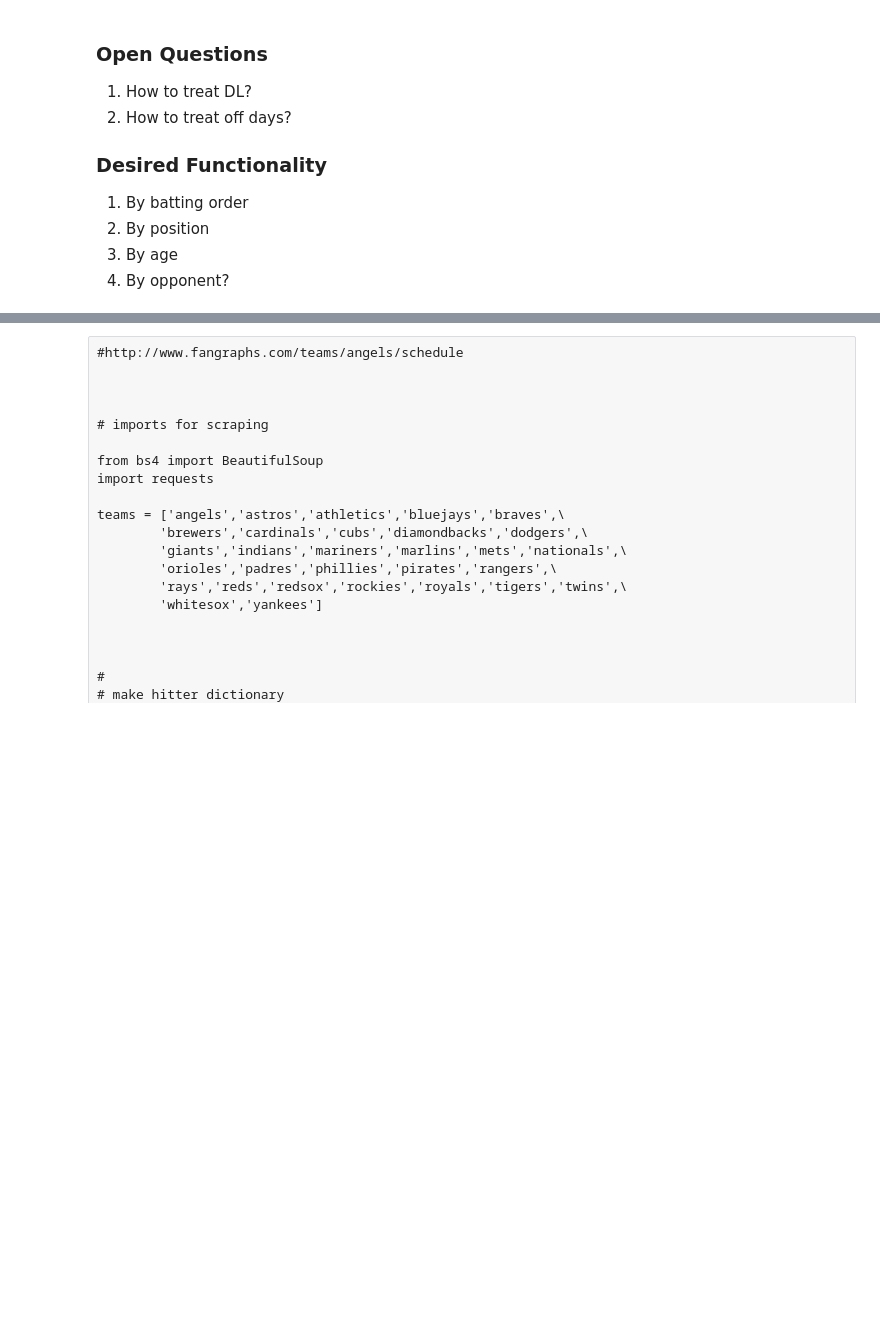
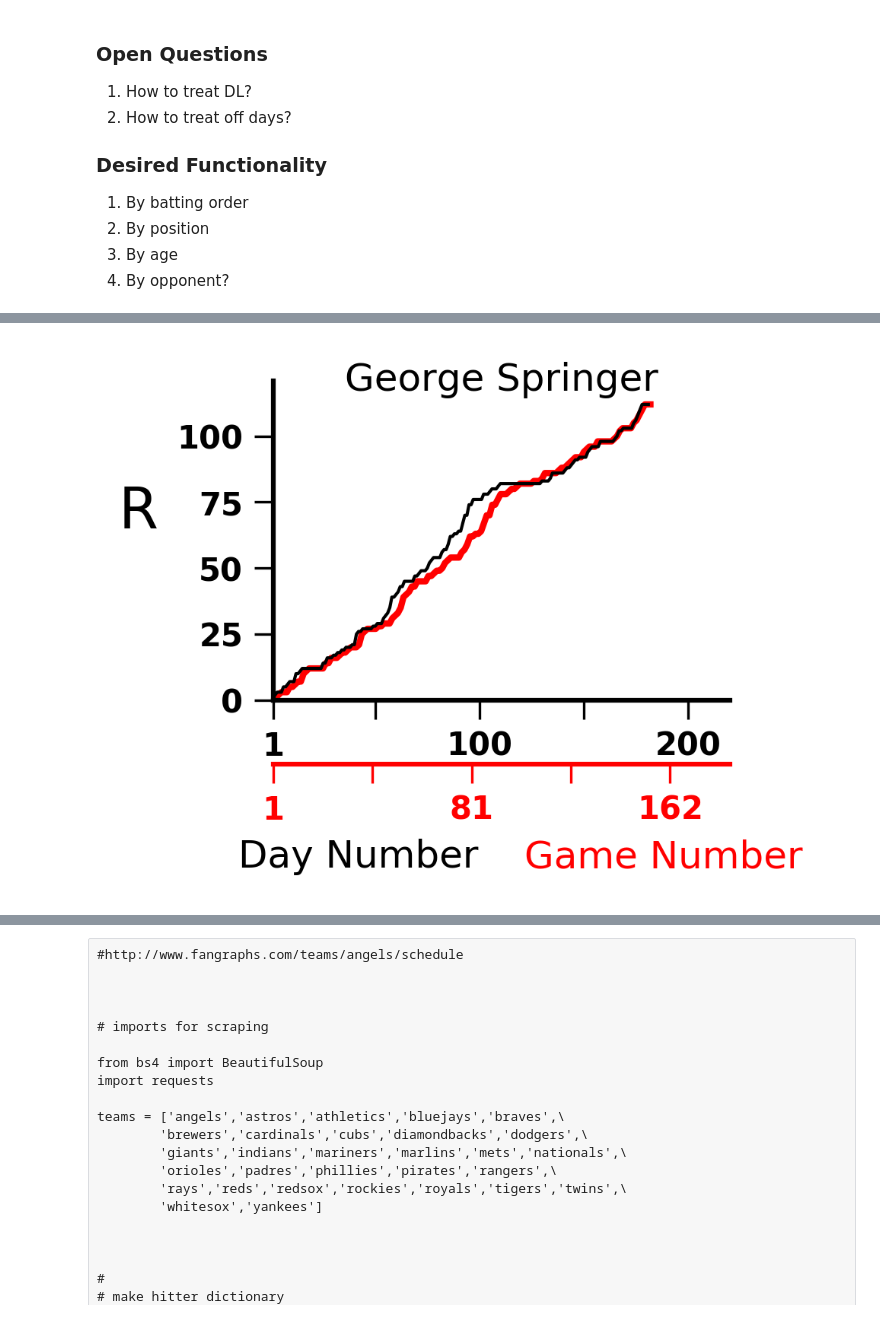
Before and after one commit to fantasy-toolz/SLOAN2018, a Jupyter notebook: GC-Applications1.ipynb, the cells around one changed output, grey strips where cells are left out. Saved outputs shown, nothing was run; the diff lists cells and outputs as text; code cells hidden in the pictures; blank space fills up the shorter version.

```diff
--- a/GC-Applications1.ipynb
+++ b/GC-Applications1.ipynb
@@ -255,3 +1815,83 @@ cb1.set_label('Percentile',size=18)
+# %%
+
+stat = 'R'
+pname = 'George Springer'
+des_pos = 'RF'
+
+
+#print(len(np.array(DDStats[stat].keys())) )
+
+fig = plt.figure(figsize=(10,2),frameon = False)
+ax1 = fig.add_axes([0.20,0.22,0.2,0.7])
+
+ax2 = ax1.twiny()
+
+
+maxval = 110.
+
+minday = 15
+maxday = 200
+
+
+
+ax1.plot(np.arange(1,len(DDStats[stat][pname])+1,1)[0:maxday]-19,np.cumsum(DDStats[stat][pname])[0:maxday],color='black',lw=1.)
+
+nonzero = np.where(GStats['PA'][pname] > 0.)[0]
+ax1.plot(np.linspace(1,maxday-18,len(nonzero)),np.cumsum(GStats[stat][pname][nonzero])[0:162],color='red',zorder=-9)
+
+
+
+
+ax1.set_xticks([1.,50.,100.,150.,200])
+ax1.set_xticklabels(['1','','100','','200'])
+
+ax1.set_xlabel('Day Number',size=12,ha='right',x=0.45,labelpad=24)
+
+_ = ax1.axis([1,220.,0,1.1*maxval])
+
+ax1.spines['top'].set_visible(False)
+ax1.spines['right'].set_visible(False)
+ax1.spines['left'].set_linewidth(1.5)
+ax1.spines['bottom'].set_linewidth(1.5)
+
+ax1.set_ylabel(stat,size=18,rotation=0, labelpad=12)
+
+ax1.set_title(pname,y=0.91,size=12)
+
+ax2.xaxis.set_ticks_position("bottom")
+ax2.xaxis.set_label_position("bottom")
+
+# Offset the twin axis below the host
+ax2.spines["bottom"].set_position(("axes", -0.2))
+
+# Turn on the frame for the twin axis, but then hide all
+# but the bottom spine
+ax2.set_frame_on(True)
+ax2.patch.set_visible(False)
+for sp in ax2.spines.itervalues():
+    sp.set_visible(False)
+ax2.spines["bottom"].set_visible(True)
+ax2.spines['bottom'].set_linewidth(1.5)
+
+ax2.spines['bottom'].set_color('red')
+#ax2.spines['bottom'].set_tick_color('red')
+#ax2.spines['bottom'].set_label_color('red')
+
+
+
+
+ax2.set_xlim(1,184)
+ax2.set_xticks([0,40,80,120,160])
+ax2.set_xticklabels(['1','','81','','162'])
+ax2.set_xlabel("Game Number",size=12,x=0.55,ha='left')
+
+ax2.xaxis.label.set_color('red')
+ax2.tick_params(axis='x', colors='red')
+
+plt.savefig('/Users/mpetersen/Desktop/total_CF_'+pname+'.png',bbox_inches='tight',facecolor='w',dpi=300)
+#print(np.where(PAlist[:,150] >= 0.))
+# %% [output]
+[figure, added]
 # %%
 
 
```
Also changed, not shown: parts of 33 cells of this notebook, 1 other file.
